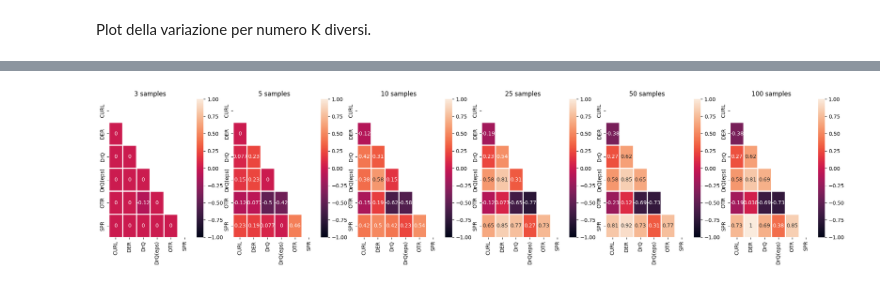
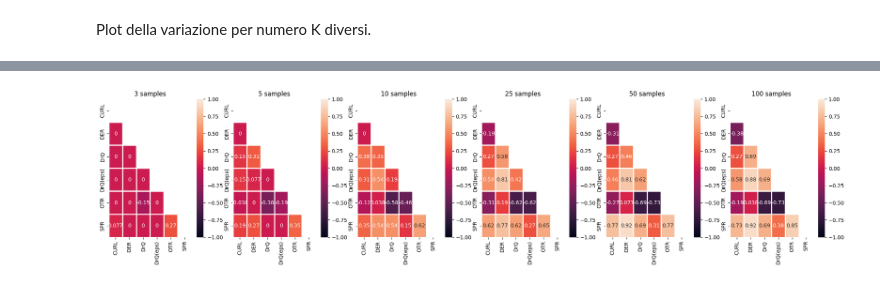
Before and after one commit to ecaromeo/stat_prec, a Jupyter notebook: normality.ipynb, the cells around one changed output, grey strips where cells are left out. Drawn from its saved outputs; the diff is of its cells as text; code cells hidden in the pictures.

```diff
--- a/normality.ipynb
+++ b/normality.ipynb
@@ -255,7 +255,7 @@ OK effettivamente sono presenti 100 punti. La distribuzione può essere quasi no
 
 p_vals = np.zeros((M, len(algo_list)))
 alpha = 0.05
-trim = 0.05
+trim = 0
 smpl_len = 100
 smpl_srt = int(smpl_len*trim/2)
 smpl_end = smpl_len - smpl_srt
@@ -284,0 +290,32 @@ sns.heatmap(p_vals, linewidth=1, annot=True, xticklabels=algo_list, yticklabels=
+# %%
+games = list(rain_ret.keys())
+p_vals = np.zeros(len(games))
+alpha = 0.05
+M = len(games)
+Nalgo = len(algo_bench.items())
+algo_list = list(algo_bench.keys())
+Kv = np.array([3, 5, 10, 25, 50, 100])
+K = 100    # Number or samples from the simulation
+fig, ax = plt.subplots(1, len(Kv))
+fig.set_figwidth(25)
+
+for kk in range(len(Kv)):
+        K = Kv[kk]
+        J_matrix = np.zeros((Nalgo, Nalgo))
+        M_matrix = np.zeros((Nalgo, Nalgo))
+        for alg1, alg2 in itertools.combinations(algo_bench.keys(), 2):
+                alg1_ret = algo_bench[alg1]
+                alg2_ret = algo_bench[alg2]
+                i1 = algo_list.index(alg1)
+                i2 = algo_list.index(alg2)
+                for i, game in zip(range(len(games)), games):
+                        alg1_smpl = random.sample(alg1_ret[game], K)
+                        alg2_smpl = random.sample(alg2_ret[game], K)
+                        _, p_vals[i] = stats.ks_2samp(alg1_smpl, alg2_smpl, alternative='two-sided', method='exact')
+                J_score = np.sum(p_vals <= alpha)/M
+                J_matrix[i2, i1] = J_score
+
+        mask = np.zeros_like(J_matrix)
+        mask[np.triu_indices_from(mask)] = True
+        sns.heatmap(J_matrix, vmin=-1, vmax=1, linewidth=1, mask=mask, annot=True, xticklabels=algo_list, yticklabels=algo_list, ax=ax[kk])
+        ax[kk].set_title(f"{K} samples")
@@ -393,7 +434,7 @@ def relat_improv (alpha, p_vals_great, p_vals_less, alg1_smpl_mean, alg2_smpl_me
 # %%
 def score_normalization(scores, min_scores, max_scores):
   # min should be random scores, max should be human scores.
-  norm_scores = np.divide(scores - min_scores, max_scores - min_scores)
+  norm_scores = np.divide(np.subtract(scores, min_scores), max_scores - min_scores)
   return norm_scores
 # %%
 games = list(rain_ret.keys())
@@ -451,35 +497,36 @@ ttr = 0.1 # Trim value
 alpha = 0.05
 Kv = np.array([3, 5, 10, 25, 50, 100])
 K = 100    # Number or samples from the simulation
 fig, ax = plt.subplots(1, len(Kv))
 fig.set_figwidth(25)
 
 for kk in range(len(Kv)):
         K = Kv[kk]
         J_matrix = np.zeros((Nalgo, Nalgo))
         for alg1, alg2 in itertools.combinations(algo_bench.keys(), 2):
                 alg1_ret = algo_bench[alg1]
                 alg2_ret = algo_bench[alg2]
                 i1 = algo_list.index(alg1)
                 i2 = algo_list.index(alg2)
                 for i, game in zip(range(len(games)), games):
                         alg1_smpl = random.sample(alg1_ret[game], K)
                         alg2_smpl = random.sample(alg2_ret[game], K)
-
+                        alg1_smpl = score_normalization(alg1_smpl, RANDOM_SCORES[game], HUMAN_SCORES[game])
+                        alg2_smpl = score_normalization(alg2_smpl, RANDOM_SCORES[game], HUMAN_SCORES[game])
                         alg1_smpl_mean[i] = np.mean(alg1_smpl)
                         alg2_smpl_mean[i] = np.mean(alg2_smpl)
                         _, p_vals_great[i] = stats.ttest_ind(alg2_smpl, alg1_smpl, equal_var=False, alternative='greater', trim=ttr)
                         _, p_vals_less[i] = stats.ttest_ind(alg2_smpl, alg1_smpl, equal_var=False, alternative='less', trim=ttr)
 
                         J_score = relat_discov (alpha, p_vals_great, p_vals_less)
                         J_matrix[i2, i1] = J_score
 
         mask = np.zeros_like(J_matrix)
         mask[np.triu_indices_from(mask)] = True
         sns.heatmap(J_matrix, vmin=-1, vmax=1, linewidth=1, mask=mask, annot=True, xticklabels=algo_list, yticklabels=algo_list, ax=ax[kk])
         ax[kk].set_title(f"{K} samples")
 # %% [output]
-[figure, old version]
+[figure, new version]
 # %%
 mean_a = np.zeros(M)
 alpha_crr = alpha/2
```
Also changed, not shown: parts of 16 cells of this notebook.
